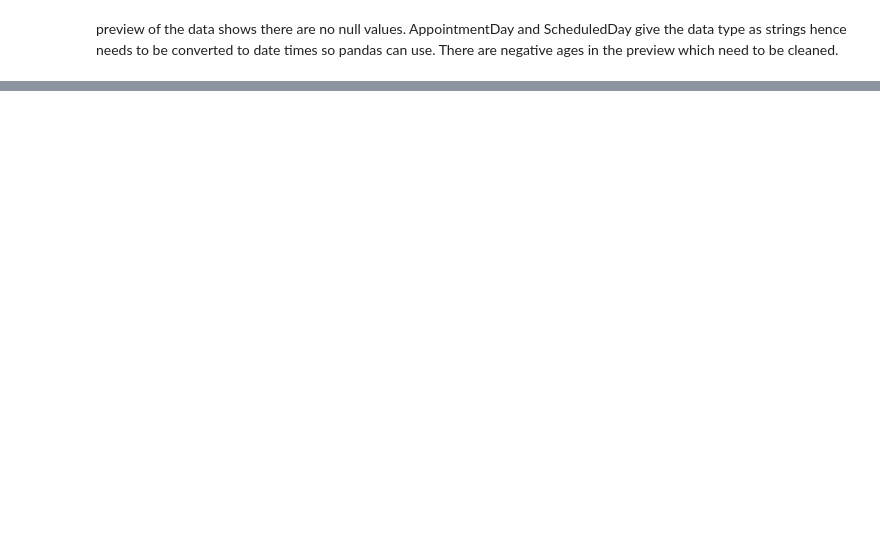
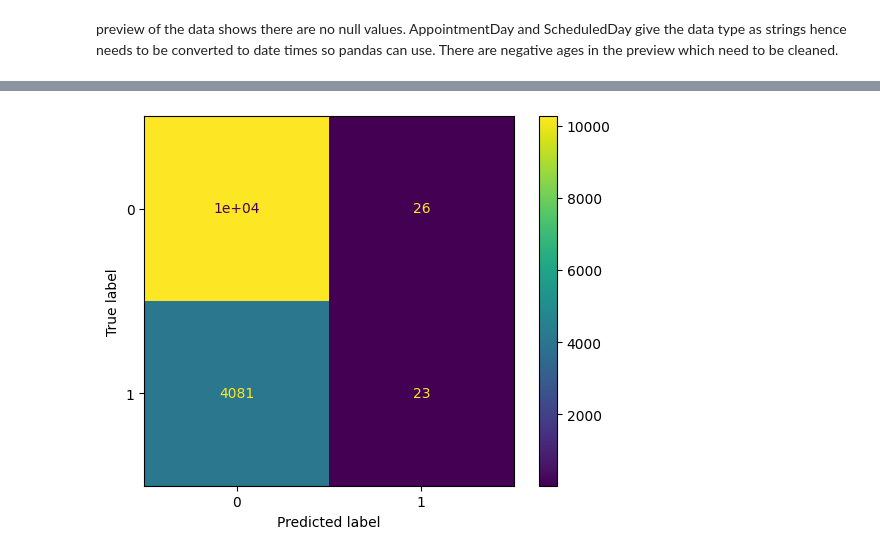
Before and after one commit to KingsleyNahyi/AI-final-project, a Jupyter notebook: ai_final_project.ipynb, the cells around one changed output, grey strips where cells are left out. Drawn from its saved outputs; the diff is of its cells as text; code cells hidden in the pictures; blank space fills up the shorter version.

Commit message:
Train the data using logistic Regression

```diff
--- a/ai_final_project.ipynb
+++ b/ai_final_project.ipynb
@@ -73,6 +74,7 @@ df = df.rename(columns = {
 'No-show': 'no_show',
 'Age': 'age',
 'Gender': 'gender',
+'Neighbourhood': 'neighbourhood'
 
 
 })
@@ -130,0 +164,30 @@ preview of the data shows there are no null values. AppointmentDay and Scheduled
+# %%
+from sklearn.linear_model import LogisticRegression
+import pandas as pd
+
+# One-hot encode the 'neighbourhood' column (fixing the case sensitivity error)
+X_train_encoded = pd.get_dummies(X_train, columns=['neighbourhood'], drop_first=True)
+X_test_encoded = pd.get_dummies(X_test, columns=['neighbourhood'], drop_first=True)
+
+# Align columns to ensure both train and test sets have the same features
+train_cols = X_train_encoded.columns
+test_cols = X_test_encoded.columns
+
+missing_in_test = set(train_cols) - set(test_cols)
+for c in missing_in_test:
+    X_test_encoded[c] = 0
+
+missing_in_train = set(test_cols) - set(train_cols)
+for c in missing_in_train:
+    X_train_encoded[c] = 0
+
+# Ensure the order of columns is the same
+X_test_encoded = X_test_encoded[train_cols]
+
+model = LogisticRegression(max_iter=1000)
+
+# Use the encoded DataFrames for training
+model.fit(X_train_encoded, y_train)
+
+# Making predictions
+y_pred = model.predict(X_test_encoded)
@@ -130,0 +234,11 @@ preview of the data shows there are no null values. AppointmentDay and Scheduled
+# %%
+# Plotting the confusion matrix
+import matplotlib.pyplot as plt
+from sklearn.metrics import ConfusionMatrixDisplay
+
+# Use X_test_encoded instead of X_test to match the features used during training
+ConfusionMatrixDisplay.from_estimator(model, X_test_encoded, y_test)
+
+plt.show()
+# %% [output]
+[figure, added]
```
Also changed, not shown: parts of 9 cells of this notebook.
